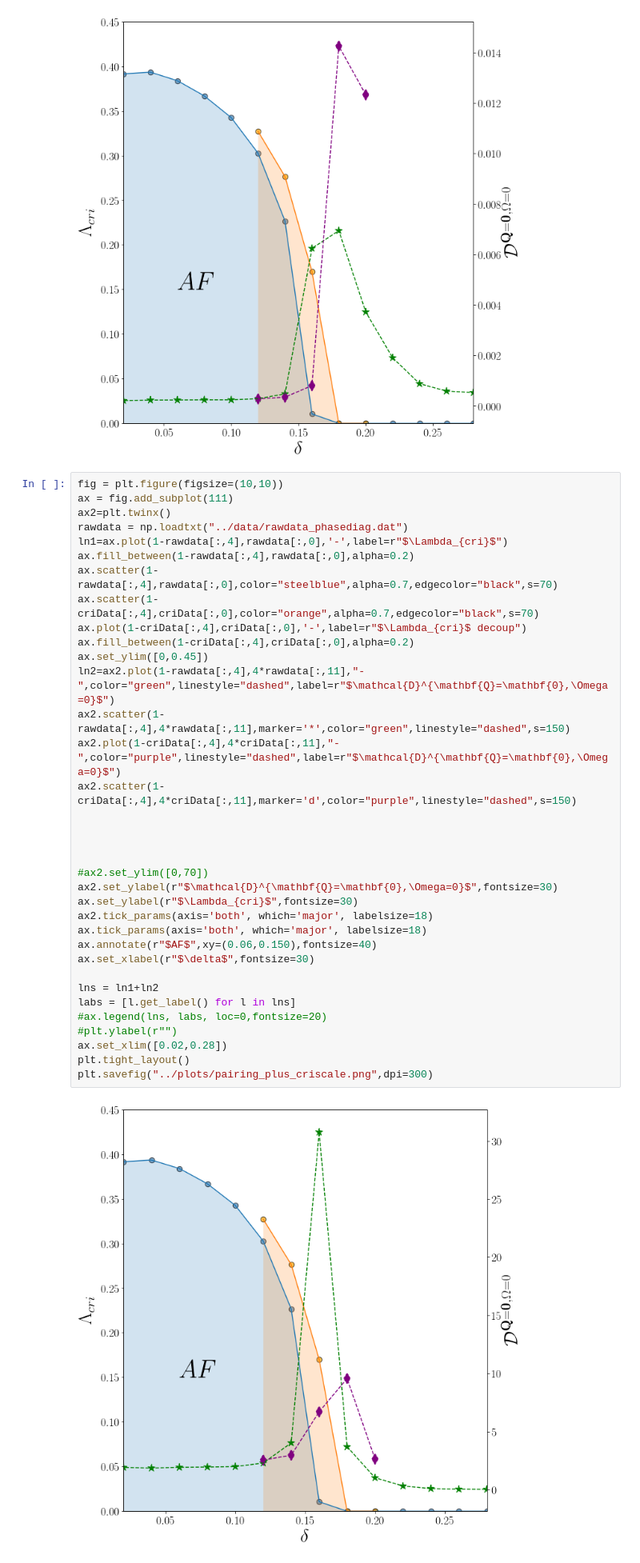
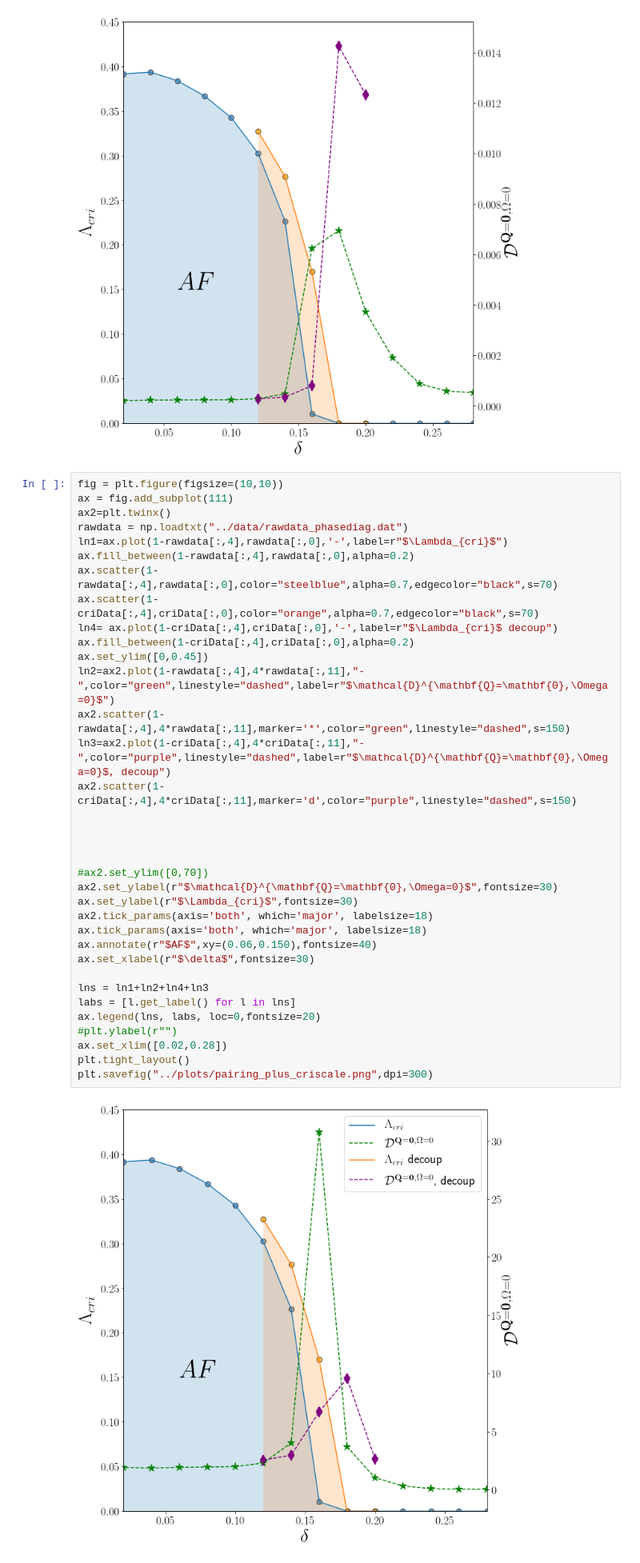
Before and after one commit to Ciro-Taranto/report_dmf2rg, a Jupyter notebook: scripts/decoupled.ipynb, the cells around one changed output. Shown at 80% size. Drawn from its saved outputs; the diff is of its cells as text.

```diff
--- a/scripts/decoupled.ipynb
+++ b/scripts/decoupled.ipynb
@@ -154,35 +154,35 @@ fig = plt.figure(figsize=(10,10))
 ax = fig.add_subplot(111)
 ax2=plt.twinx()
 rawdata = np.loadtxt("../data/rawdata_phasediag.dat")
 ln1=ax.plot(1-rawdata[:,4],rawdata[:,0],'-',label=r"$\Lambda_{cri}$")
 ax.fill_between(1-rawdata[:,4],rawdata[:,0],alpha=0.2)
 ax.scatter(1-rawdata[:,4],rawdata[:,0],color="steelblue",alpha=0.7,edgecolor="black",s=70)
 ax.scatter(1-criData[:,4],criData[:,0],color="orange",alpha=0.7,edgecolor="black",s=70)
-ax.plot(1-criData[:,4],criData[:,0],'-',label=r"$\Lambda_{cri}$ decoup")
+ln4= ax.plot(1-criData[:,4],criData[:,0],'-',label=r"$\Lambda_{cri}$ decoup")
 ax.fill_between(1-criData[:,4],criData[:,0],alpha=0.2)
 ax.set_ylim([0,0.45])
 ln2=ax2.plot(1-rawdata[:,4],4*rawdata[:,11],"-",color="green",linestyle="dashed",label=r"$\mathcal{D}^{\mathbf{Q}=\mathbf{0},\Omega=0}$")
 ax2.scatter(1-rawdata[:,4],4*rawdata[:,11],marker='*',color="green",linestyle="dashed",s=150)
-ax2.plot(1-criData[:,4],4*criData[:,11],"-",color="purple",linestyle="dashed",label=r"$\mathcal{D}^{\mathbf{Q}=\mathbf{0},\Omega=0}$")
+ln3=ax2.plot(1-criData[:,4],4*criData[:,11],"-",color="purple",linestyle="dashed",label=r"$\mathcal{D}^{\mathbf{Q}=\mathbf{0},\Omega=0}$, decoup")
 ax2.scatter(1-criData[:,4],4*criData[:,11],marker='d',color="purple",linestyle="dashed",s=150)
 
 
 
 
 #ax2.set_ylim([0,70])
 ax2.set_ylabel(r"$\mathcal{D}^{\mathbf{Q}=\mathbf{0},\Omega=0}$",fontsize=30)
 ax.set_ylabel(r"$\Lambda_{cri}$",fontsize=30)
 ax2.tick_params(axis='both', which='major', labelsize=18)
 ax.tick_params(axis='both', which='major', labelsize=18)
 ax.annotate(r"$AF$",xy=(0.06,0.150),fontsize=40)
 ax.set_xlabel(r"$\delta$",fontsize=30)
 
-lns = ln1+ln2
+lns = ln1+ln2+ln4+ln3
 labs = [l.get_label() for l in lns]
-#ax.legend(lns, labs, loc=0,fontsize=20)
+ax.legend(lns, labs, loc=0,fontsize=20)
 #plt.ylabel(r"")
 ax.set_xlim([0.02,0.28])
 plt.tight_layout()
 plt.savefig("../plots/pairing_plus_criscale.png",dpi=300)
 # %% [output]
-[figure, old version]
+[figure, new version]
```
Also changed, not shown: 6 other files.
